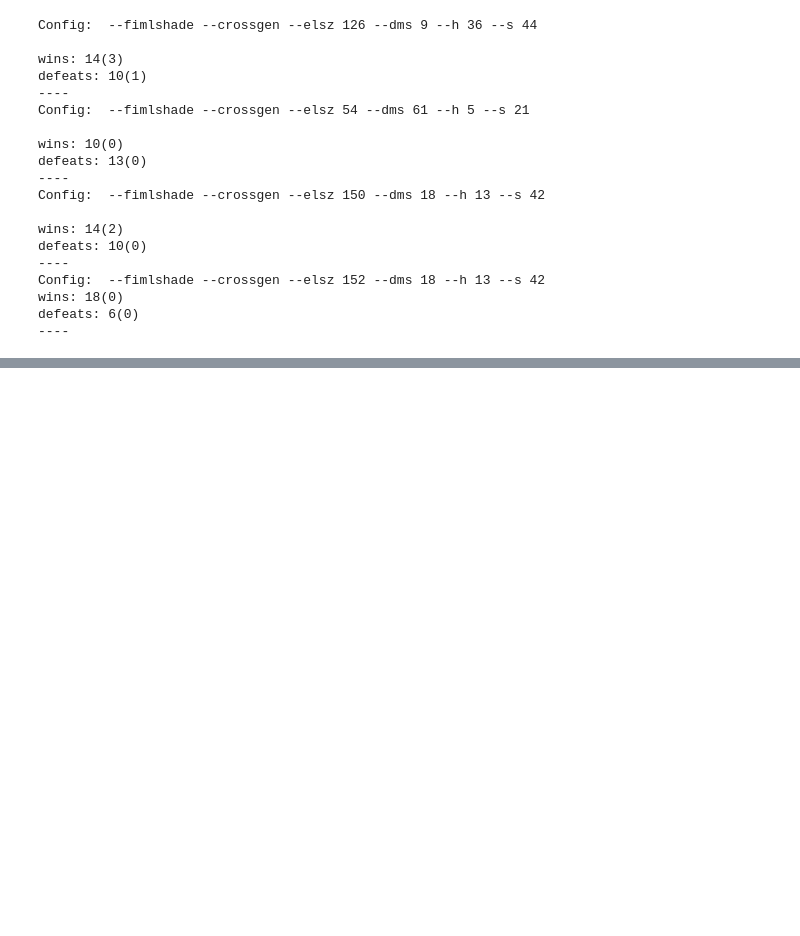
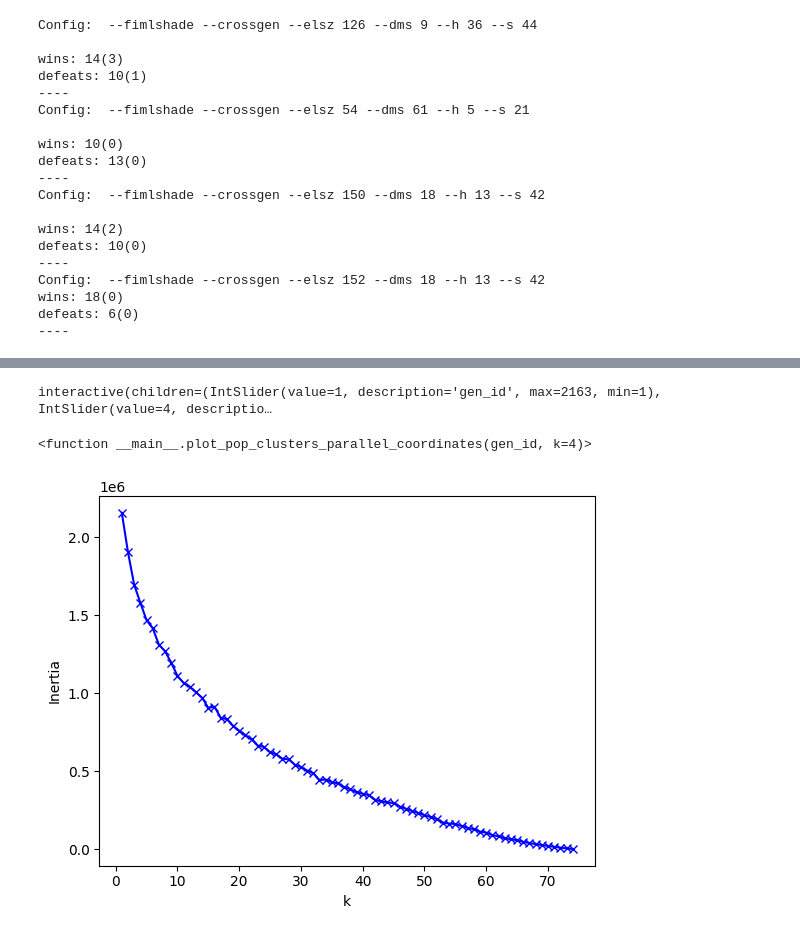
Before and after one commit to raphaelgoms/analysis-scripts, a Jupyter notebook: exps-data-analyzer.ipynb, the cells around one changed output, grey strips where cells are left out. Drawn from its saved outputs; the diff is of its cells as text; code cells hidden in the pictures; blank space fills up the shorter version.

```diff
--- a/exps-data-analyzer.ipynb
+++ b/exps-data-analyzer.ipynb
@@ -127,0 +247,26 @@ analyzer.get_data_frame(f"pop-costs")[:20].plot(legend=False)
+# %%
+from ipywidgets import interact
+import ipywidgets as widgets
+
+interact(plot_pop_clusters_parallel_coordinates, gen_id=widgets.IntSlider(min=1, max=gens_count, step=1, value=1))
+# %% [output]
+interactive(children=(IntSlider(value=1, description='gen_id', max=2163, min=1), IntSlider(value=4, descriptio…
+<function __main__.plot_pop_clusters_parallel_coordinates(gen_id, k=4)>
+# %%
+_gen_id_ = 500
+df = analyzer.get_data_frame(f"pop-g{_gen_id_}")
+
+inertia = []
+K = range(1,len(df))
+for k in K:
+    kmeanModel = KMeans(n_clusters=k).fit(df)
+    kmeanModel.fit(df)
+    inertia.append(kmeanModel.inertia_)
+# %%
+# Plot the elbow
+plt.plot(K, inertia, 'bx-')
+plt.xlabel('k')
+plt.ylabel('Inertia')
+plt.show()
+# %% [output]
+[figure, added]
```
Also changed, not shown: parts of 26 cells of this notebook.
